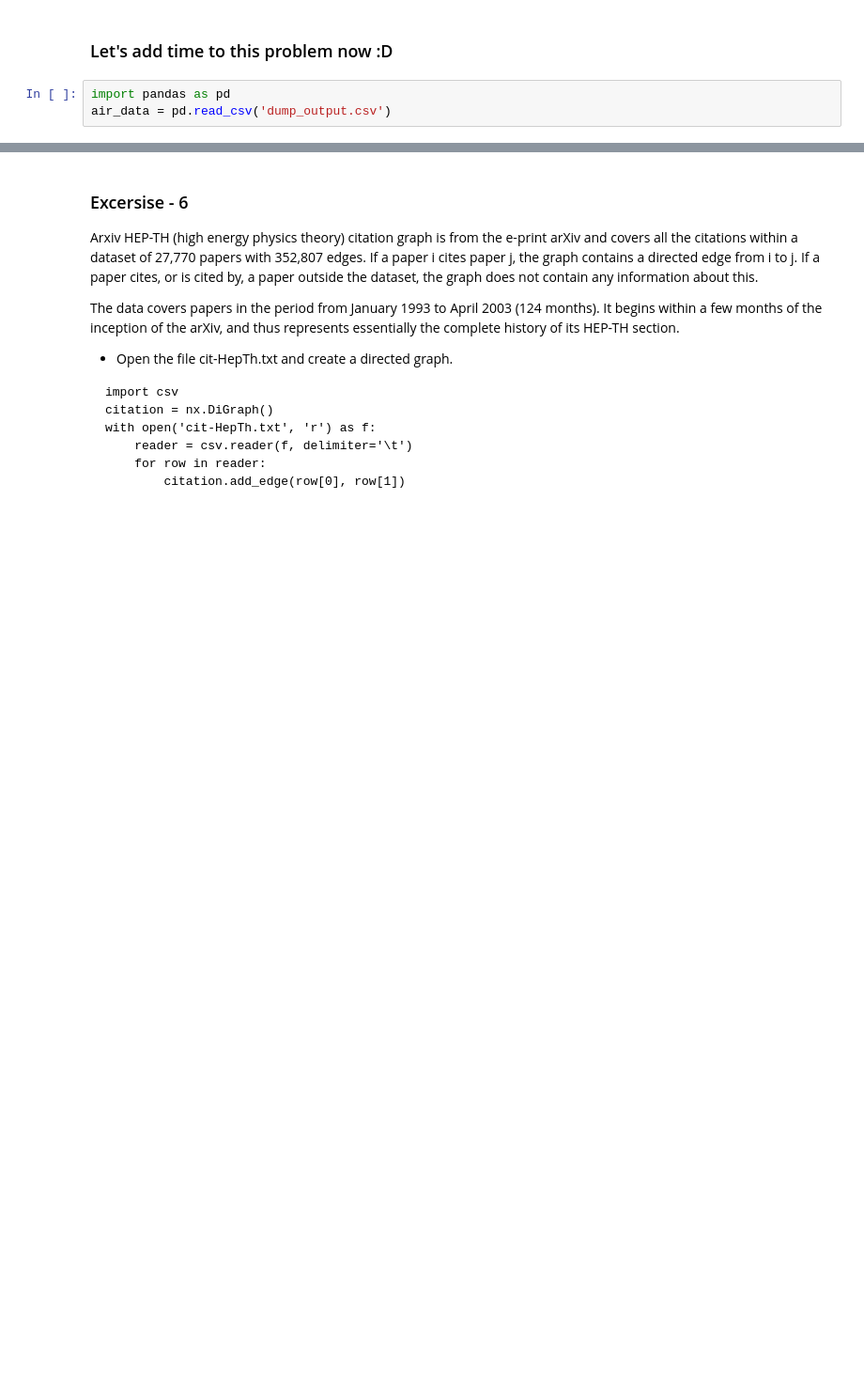
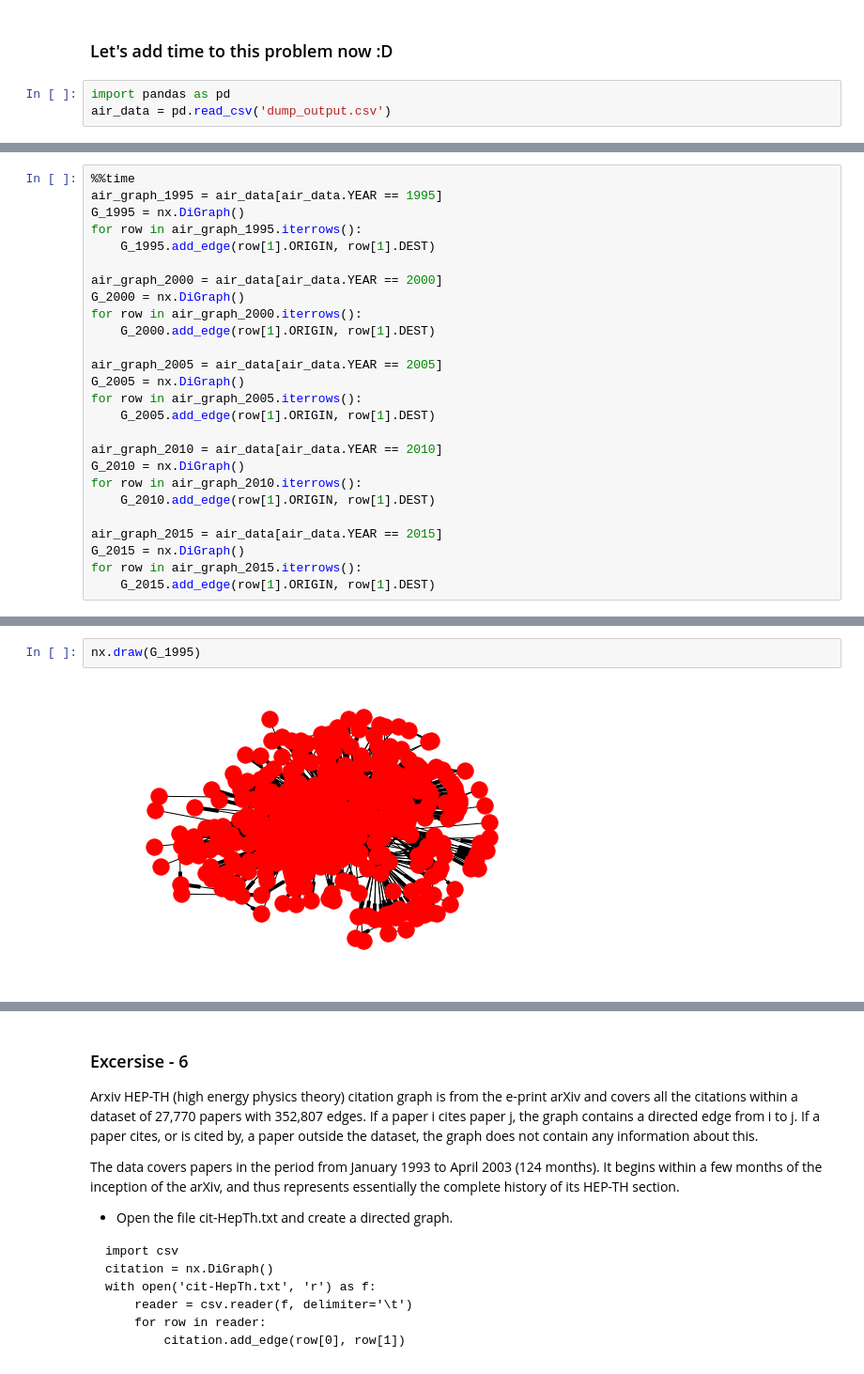
Before and after one commit to MridulS/pyconpl-2017-networkx, a Jupyter notebook: Slides.ipynb, the cells around one changed output, grey strips where cells are left out. Shown: that part at 94% size. Saved outputs shown, nothing was run; the diff lists cells and outputs as text; blank space fills up the shorter version.

```diff
--- a/Slides.ipynb
+++ b/Slides.ipynb
@@ -586,0 +591,26 @@ G_1995 = nx.DiGraph()
+# %%
+%%time
+air_graph_1995 = air_data[air_data.YEAR == 1995]
+G_1995 = nx.DiGraph()
+for row in air_graph_1995.iterrows():
+    G_1995.add_edge(row[1].ORIGIN, row[1].DEST)
+
+air_graph_2000 = air_data[air_data.YEAR == 2000]
+G_2000 = nx.DiGraph()
+for row in air_graph_2000.iterrows():
+    G_2000.add_edge(row[1].ORIGIN, row[1].DEST)
+
+air_graph_2005 = air_data[air_data.YEAR == 2005]
+G_2005 = nx.DiGraph()
+for row in air_graph_2005.iterrows():
+    G_2005.add_edge(row[1].ORIGIN, row[1].DEST)
+
+air_graph_2010 = air_data[air_data.YEAR == 2010]
+G_2010 = nx.DiGraph()
+for row in air_graph_2010.iterrows():
+    G_2010.add_edge(row[1].ORIGIN, row[1].DEST)
+
+air_graph_2015 = air_data[air_data.YEAR == 2015]
+G_2015 = nx.DiGraph()
+for row in air_graph_2015.iterrows():
+    G_2015.add_edge(row[1].ORIGIN, row[1].DEST)
@@ -606,0 +670,4 @@ max(list(nx.pagerank(G_2015).items()), key=lambda x:x[1])
+# %%
+nx.draw(G_1995)
+# %% [output]
+[figure, added]
```
Also changed, not shown: parts of 29 cells of this notebook, 2 other files.
